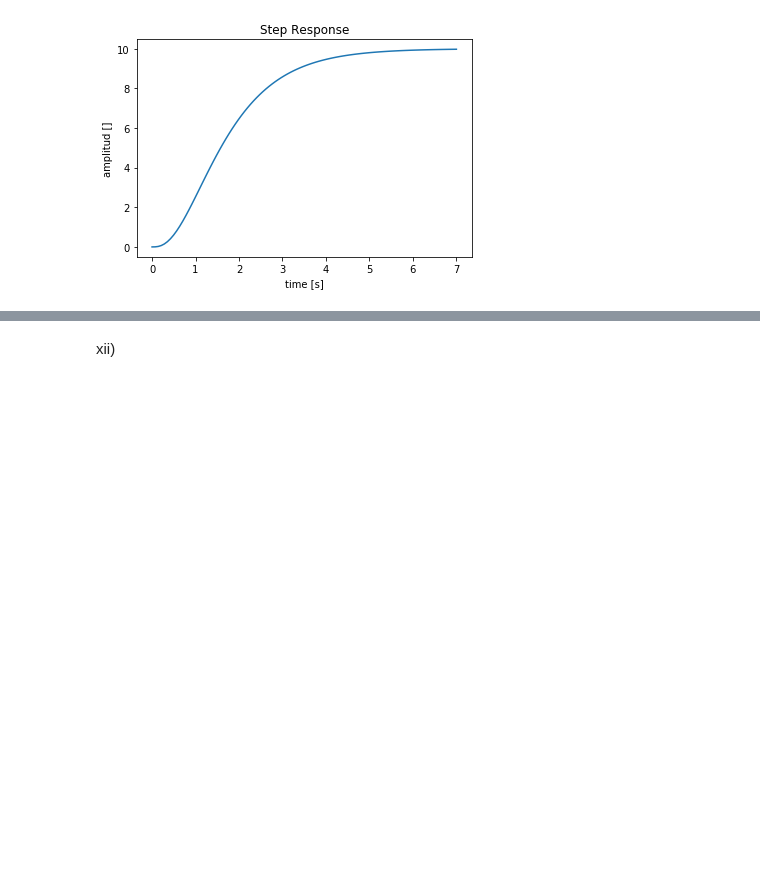
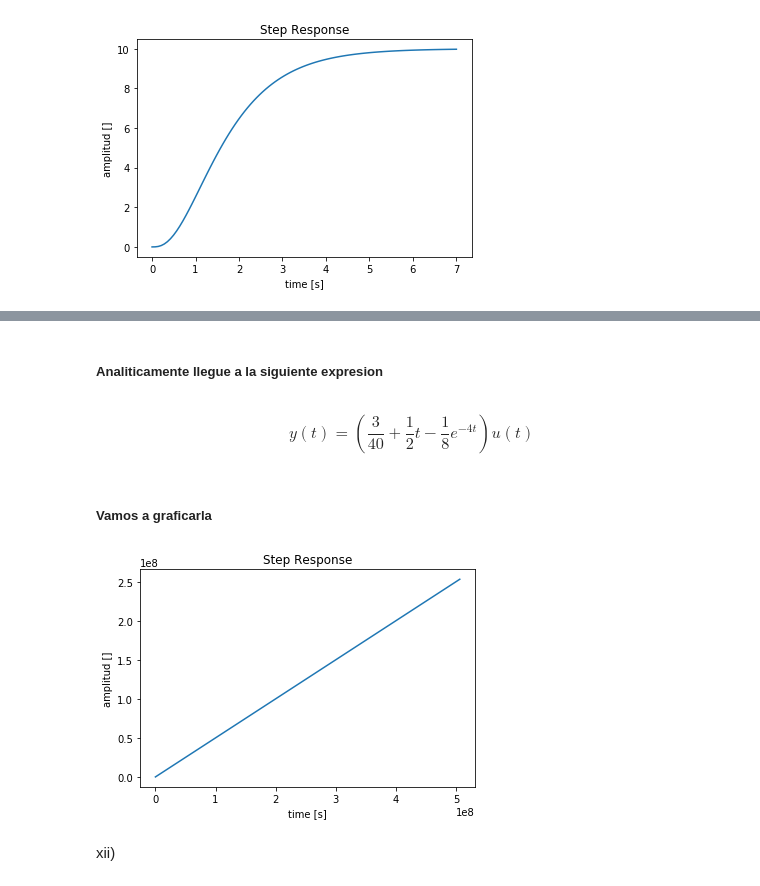
Before and after one commit to ordonezt/TP1-Control, a Jupyter notebook: TP1Notebook.ipynb, the cells around one changed output, grey strips where cells are left out. Saved outputs shown, nothing was run; the diff lists cells and outputs as text; code cells hidden in the pictures; blank space fills up the shorter version.

```diff
--- a/TP1Notebook.ipynb
+++ b/TP1Notebook.ipynb
@@ -426,3 +470,19 @@ ax.set(xlabel='time [s]', ylabel='amplitud []', title='Step Response');
+# %% [markdown]
+##### Analiticamente llegue a la siguiente expresion
+# %% [markdown]
+$$\begin{equation}y(t) = (\frac{3}{40} + \frac{1}{2}t - \frac{1}{8}e^{-4t})u(t)\end{equation}$$
+# %% [markdown]
+##### Vamos a graficarla
+# %%
+u = np.ones(t.size)
+
+y = (3/40 + 0.5 * t - (1/8) * np.exp(-4*t)) * u
+
+fig, ax = plt.subplots()
+ax.plot(t, y)
+ax.set(xlabel='time [s]', ylabel='amplitud []', title='Step Response');
+# %% [output]
+[figure, added]
 # %% [markdown]
 xii)
 # %% [markdown]
```
Also changed, not shown: parts of 32 cells of this notebook.
